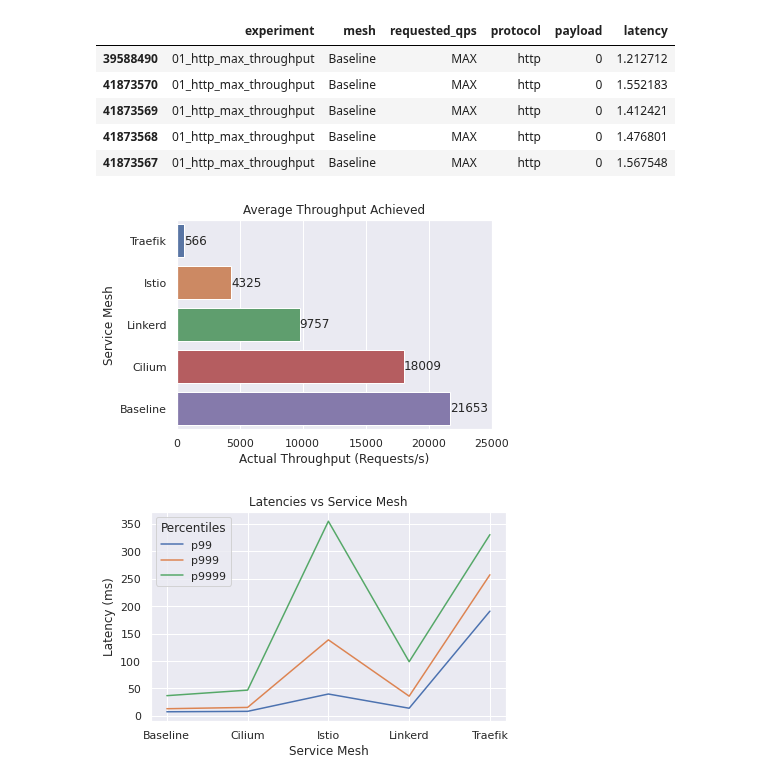
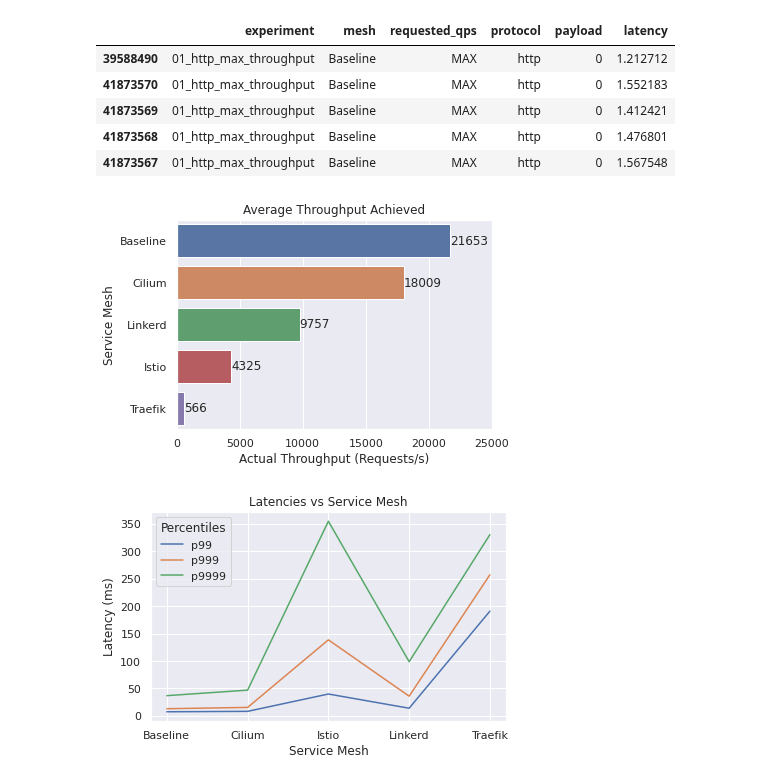
Before and after one commit to RichardBieringa/mesh-bench, a Jupyter notebook: viz/10_latencies.ipynb, the cells around one changed output. Drawn from its saved outputs; the diff is of its cells as text; code cells hidden in the pictures.

```diff
--- a/viz/10_latencies.ipynb
+++ b/viz/10_latencies.ipynb
@@ -97,30 +95,33 @@ exp.head()
 # %%
 """
 PLOT: Bar Chart
 Desc: Average Throughput per service mesh
 """
 
 file_name = f"{file_prefix}-bar_avg_throughput.pdf"
 
+data =  fortio_df[fortio_df["experiment"] == "01_http_max_throughput"]
+data = data.sort_values("actual_qps", ascending=False)
+
 
 fig, ax = plt.subplots()
-ax = sns.barplot(data=df, x="actual_qps", y="mesh", ax=ax)
+ax = sns.barplot(data=data, x="actual_qps", y="mesh", ax=ax)
 
 ax.set_xlim(0, 25000)
 
 
 # # Show numbers on top of bars
 ax.bar_label(ax.containers[0], label_type="edge", fmt="%.0f")
 
 ax.set_xlabel("Actual Throughput (Requests/s)")
 ax.set_ylabel("Service Mesh")
 ax.set_title("Average Throughput Achieved")
 
 
 fig.tight_layout()
 fig.savefig(plot_dir / file_name)
 # %% [output]
-[figure, old version]
+[figure, new version]
 # %%
 """
 PLOT: Line Plot
```
Also changed, not shown: parts of 2 cells of this notebook, 8 other files.
